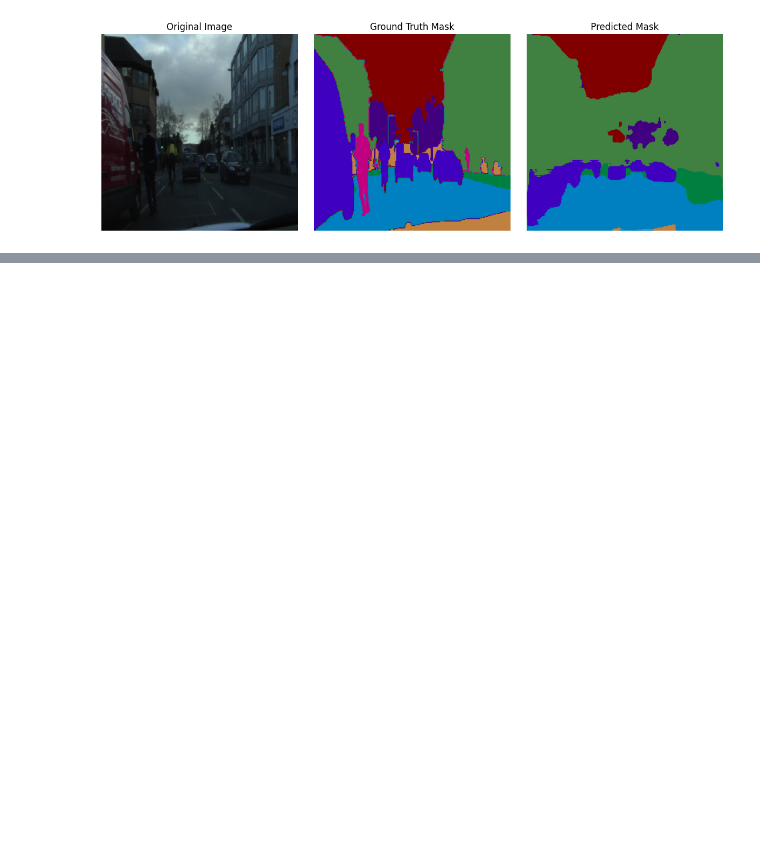
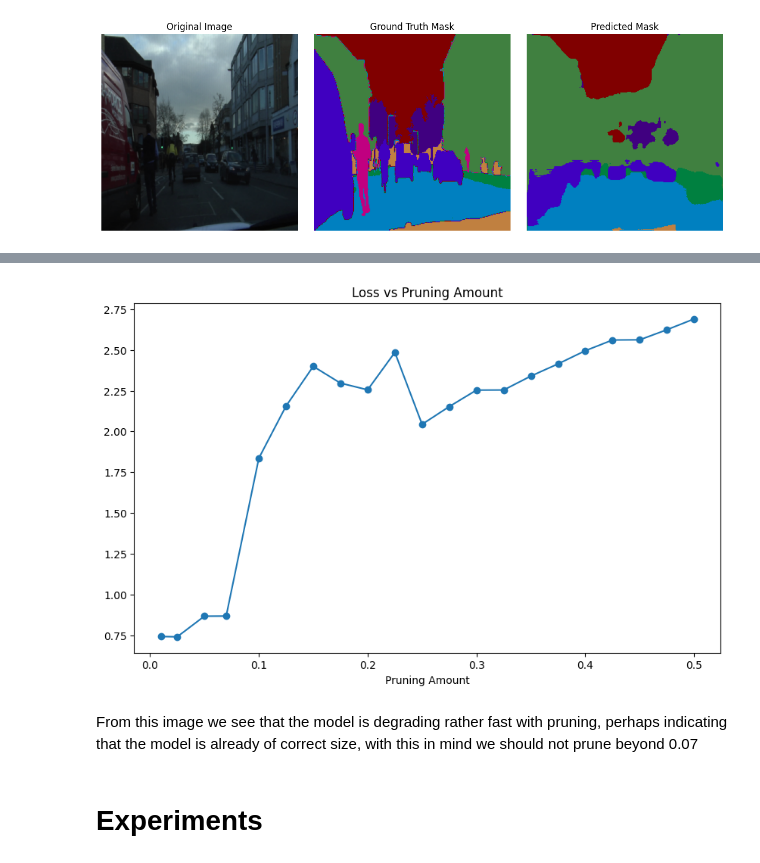
Before and after one commit to Hetling/DUITU, a Jupyter notebook: main.ipynb, the cells around one changed output, grey strips where cells are left out. Drawn from its saved outputs; the diff is of its cells as text; code cells hidden in the pictures; blank space fills up the shorter version.

```diff
--- a/main.ipynb
+++ b/main.ipynb
@@ -101,0 +83,23 @@ Average loss: 1.1706
+# %%
+# The pickle is a list of all the pruned models and their results (this is to large to push on github but this can be skipped)
+try:
+    with open(os.path.join(script_dir, 'scripts', 'pruning_results.pkl'), 'rb') as f:
+        results = pkl.load(f)
+    skip = False
+    all_models, all_amounts, all_losses = results
+    pruning_amounts = [0.01,0.025,0.05,0.07,0.1,0.125,0.15,0.175,0.2,0.225,0.25,0.275,0.3,0.325,0.35,0.375,0.4,0.425,0.45,0.475,0.5]
+except FileNotFoundError:
+    skip = True
+# %%
+if skip == False:
+    # plot the losses against the pruning amounts
+    plt.figure(figsize=(10, 6))
+    plt.plot(pruning_amounts, all_losses, marker='o')
+    plt.title("Loss vs Pruning Amount")
+    plt.xlabel("Pruning Amount")
+# %% [output]
+[figure, added]
+# %% [markdown]
+From this image we see that the model is degrading rather fast with pruning, perhaps indicating that the model is already of correct size, with this in mind we should not prune beyond 0.07
+# %% [markdown]
+# Experiments
```
Also changed, not shown: parts of 11 cells of this notebook, 1 other file.
